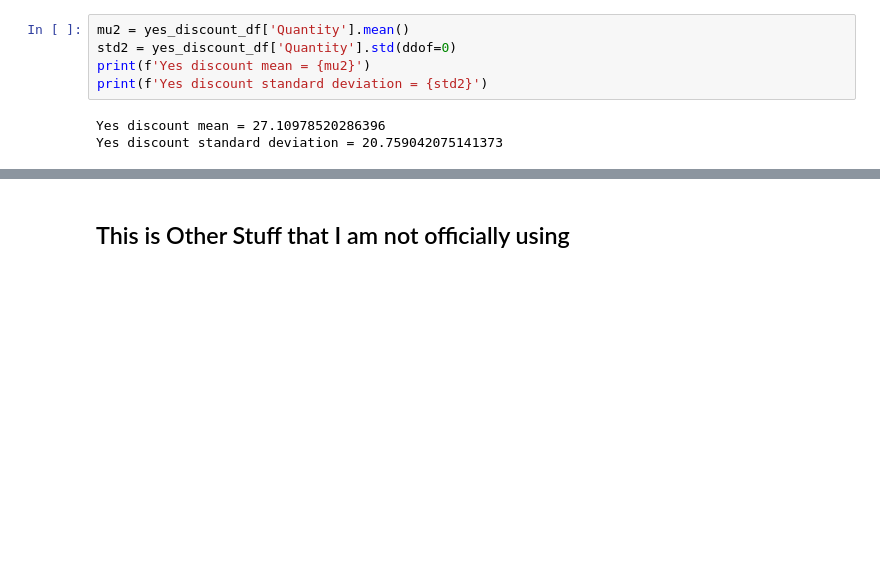
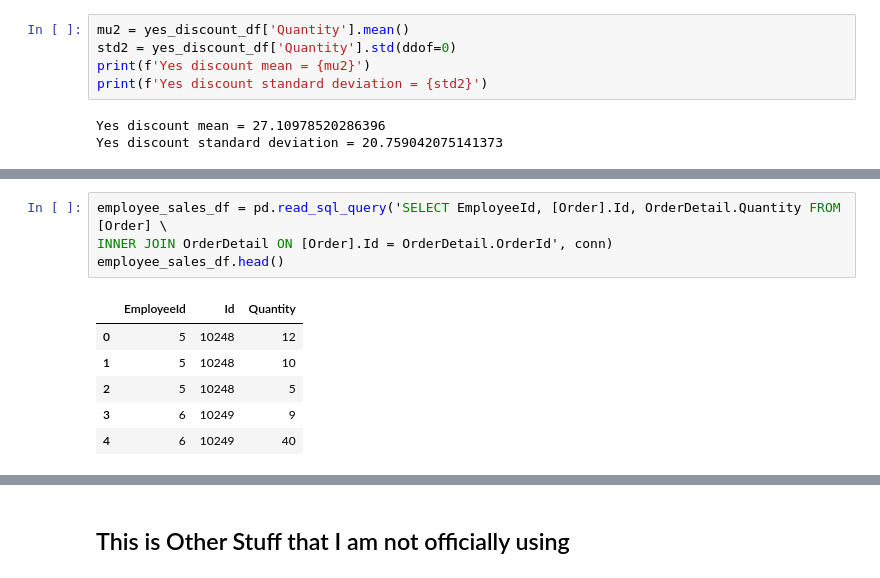
Before and after one commit to MagicMilly/dsc-2-final-project-online-ds-ft-100118, a Jupyter notebook: student.ipynb, the cells around one changed output, grey strips where cells are left out. Drawn from its saved outputs; the diff is of its cells as text; blank space fills up the shorter version.

```diff
--- a/student.ipynb
+++ b/student.ipynb
@@ -324,0 +381,11 @@ else:
+# %%
+employee_sales_df = pd.read_sql_query('SELECT EmployeeId, [Order].Id, OrderDetail.Quantity FROM [Order] \
+INNER JOIN OrderDetail ON [Order].Id = OrderDetail.OrderId', conn)
+employee_sales_df.head()
+# %% [output]
+|  | EmployeeId | Id | Quantity |
+| 0 | 5 | 10248 | 12 |
+| 1 | 5 | 10248 | 10 |
+| 2 | 5 | 10248 | 5 |
+| 3 | 6 | 10249 | 9 |
+| 4 | 6 | 10249 | 40 |
```
Also changed, not shown: parts of 13 cells of this notebook.
